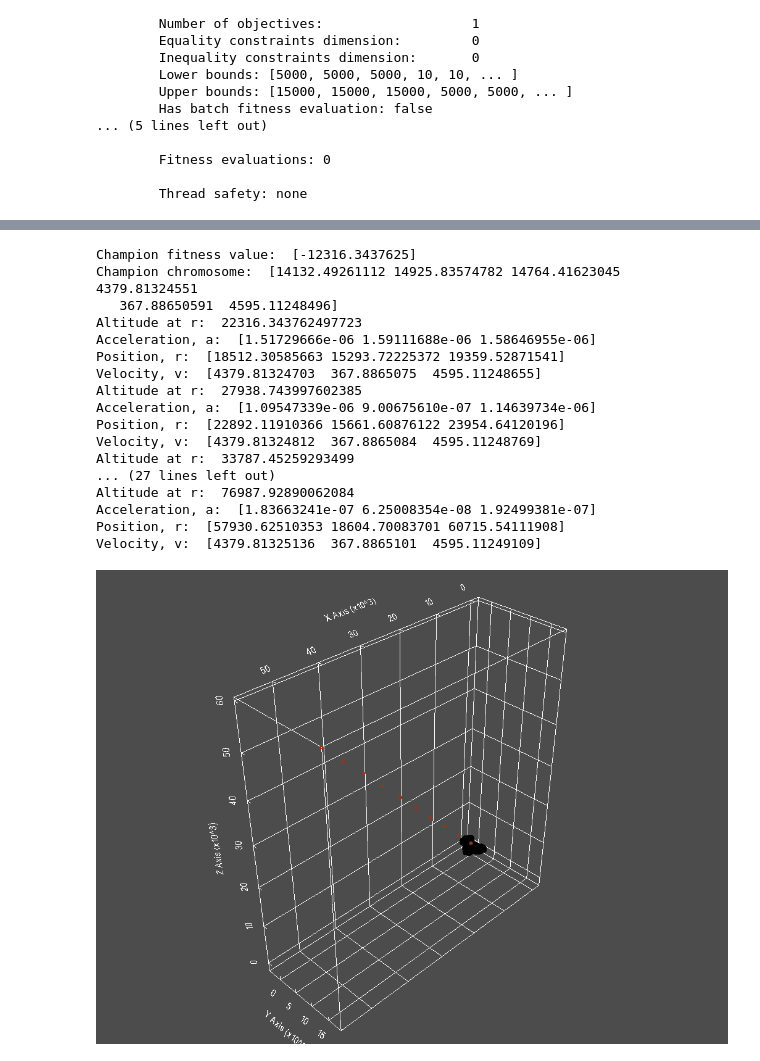
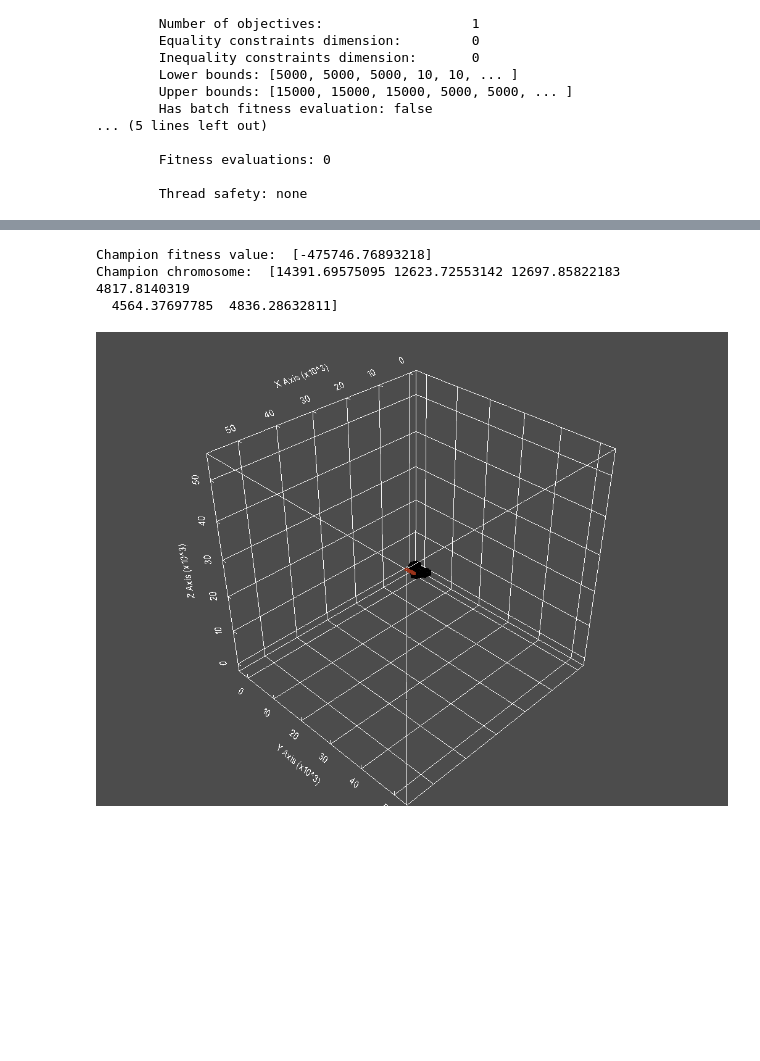
Before and after one commit to rasmusmarak/TOSS, a Jupyter notebook: Introductory Tests/UDP_basic.ipynb, the cells around one changed output, grey strips where cells are left out. Saved outputs shown, nothing was run; the diff lists cells and outputs as text; code cells hidden in the pictures; blank space fills up the shorter version.

```diff
--- a/Introductory Tests/UDP_basic.ipynb
+++ b/Introductory Tests/UDP_basic.ipynb
@@ -178,4 +141,4 @@ Problem name: <class '__main__.basic_udp'>
         Thread safety: none
 # %%
 algo = pg.algorithm(pg.de(gen = 20))
-pop = pg.population(prob = basic_udp(), size = 100)
+pop = pg.population(prob = basic_udp(), size = 10)
@@ -220,35 +147,21 @@ Velocity, v:  [4740.08177721  123.80743538 2942.03183939]
 # %%
 # Logs for output
 uda = algo.extract(pg.de)
 uda.get_log()
 print("Champion fitness value: ", pop.champion_f)
 print("Champion chromosome: ", pop.champion_x)
 
 # Retrieving champion chromosome
 x = pop.champion_x
+sol = basic_udp()
 
 # Computing optimized trajectory
-mesh, vertices, faces = mesh_utility.create_mesh()
-r_store, v_store = get_trajectory(mesh, vertices, faces, x)
+fit_val, r_store, v_store = sol.compute_trajectory(x)
 
 # Plotting trajectory
-plot_trajectory(mesh, vertices, faces, r_store)
+sol.plot_trajectory(r_store)
 # %% [output]
-Champion fitness value:  [-12316.3437625]
-Champion chromosome:  [14132.49261112 14925.83574782 14764.41623045  4379.81324551
-   367.88650591  4595.11248496]
-Altitude at r:  22316.343762497723
-Acceleration, a:  [1.51729666e-06 1.59111688e-06 1.58646955e-06]
-Position, r:  [18512.30585663 15293.72225372 19359.52871541]
-Velocity, v:  [4379.81324703  367.8865075  4595.11248655]
-Altitude at r:  27938.743997602385
-Acceleration, a:  [1.09547339e-06 9.00675610e-07 1.14639734e-06]
-Position, r:  [22892.11910366 15661.60876122 23954.64120196]
-Velocity, v:  [4379.81324812  367.8865084  4595.11248769]
-Altitude at r:  33787.45259293499
-... (27 lines left out)
-Altitude at r:  76987.92890062084
-Acceleration, a:  [1.83663241e-07 6.25008354e-08 1.92499381e-07]
-Position, r:  [57930.62510353 18604.70083701 60715.54111908]
-Velocity, v:  [4379.81325136  367.8865101  4595.11249109]
+Champion fitness value:  [-475746.76893218]
+Champion chromosome:  [14391.69575095 12623.72553142 12697.85822183  4817.8140319
+  4564.37697785  4836.28632811]
-[figure, old version]
+[figure, new version]
```
Also changed, not shown: parts of 3 cells of this notebook.
